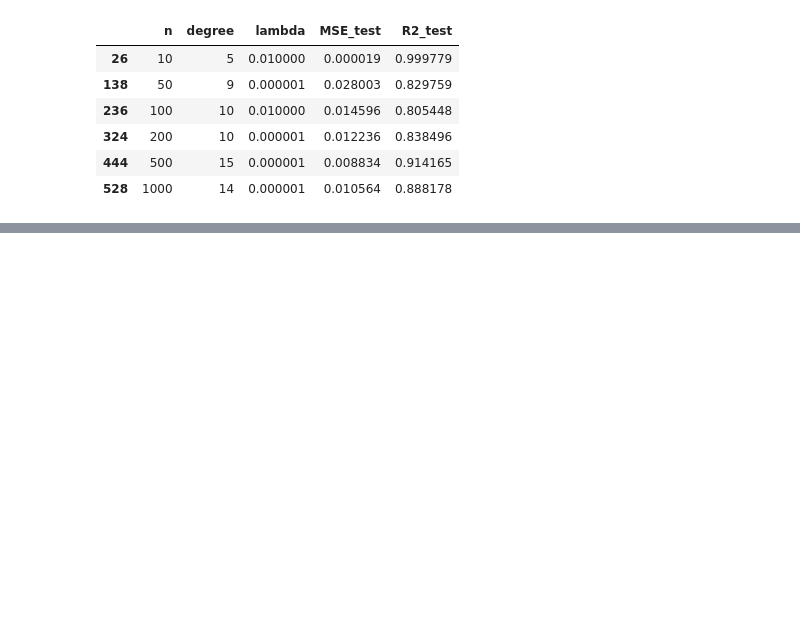
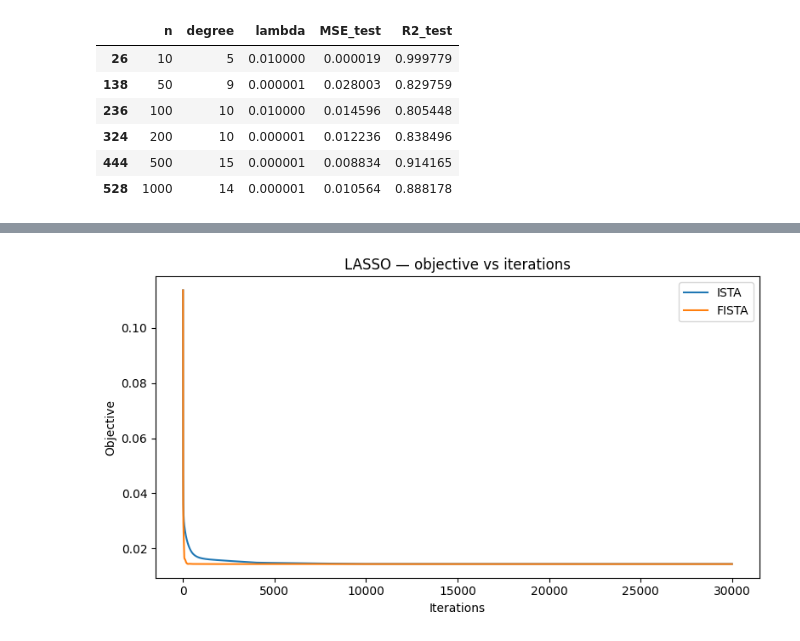
Before and after one commit to necodarian/Project_1, a Jupyter notebook: Project_1.ipynb, the cells around one changed output, grey strips where cells are left out. Saved outputs shown, nothing was run; the diff lists cells and outputs as text; code cells hidden in the pictures; blank space fills up the shorter version.

```diff
--- a/Project_1.ipynb
+++ b/Project_1.ipynb
@@ -355,0 +658,16 @@ display(best_ridge)
+# %%
+def soft_threshold(z: np.ndarray, tau: float) -> np.ndarray:
+    """
+    Soft-thresholding: pulls small values to exactly zero, shrinking the large ones.
+    """
+    return np.sign(z) * np.maximum(np.abs(z) - tau, 0.0)
+
+
+def lipschitz_constant(X: np.ndarray) -> float:
+    """
+    L = (2/n)*sigma_max(X)^2 for f(θ) = (1/n)||y - Xθ||^2.
+    We use it to pick a safe step size η = 1/(L * safety).
+    """
+    n = X.shape[0]
+    smax = np.linalg.svd(X, compute_uv=False)[0]
+    return (2.0 / n) * (smax**2)
@@ -355,0 +736,75 @@ display(best_ridge)
+# %%
+# Reproducible setup
+np.random.seed(42)
+
+# Data
+n, degree = 100, 10
+x = np.linspace(-1, 1, n)
+y = runge_function(x, noise_std=0.05)
+
+#Features and split
+X = polynomial_features(x, degree, intercept=False)
+X_tr, X_te, y_tr, y_te = train_test_split(X, y, test_size=0.2, random_state=73)
+
+# Standardize using train reults add intercept after scaling
+scaler = StandardScaler()
+X_tr_s = scaler.fit_transform(X_tr)
+X_te_s  = scaler.transform(X_te)
+X_tr_b  = add_intercept(X_tr_s)   # θ_0 will not be penalized
+X_te_b  = add_intercept(X_te_s)
+
+# One lambda for all
+lam = 1e-3
+iters = 30000
+
+# ISTA
+th_i, costs_i, lr_i = lasso_ista(X_tr_b, y_tr, lam=lam, iters=iters)
+yhat_i = X_te_b @ th_i
+mse_i  = mse(y_te, yhat_i)
+r2_i   = r2_score(y_te, yhat_i)
+nnz_i  = int(np.count_nonzero(th_i[1:]))
+
+# FISTA
+th_f, costs_f, lr_f = lasso_fista(X_tr_b, y_tr, lam=lam, iters=iters)
+yhat_f = X_te_b @ th_f
+mse_f  = mse(y_te, yhat_f)
+r2_f   = r2_score(y_te, yhat_f)
+nnz_f  = int(np.count_nonzero(th_f[1:]))
+
+# scikit-learn (same scaling no extra intercept)
+#sklearn objective: (1/(2n))||y - Xw||^2 + α||w||_1.  match with α = λ/2
+alpha = lam / 2.0
+sk = Lasso(alpha=alpha, fit_intercept=False, max_iter=200000, tol=1e-6)
+sk.fit(X_tr_b, y_tr)
+yhat_sk = sk.predict(X_te_b)
+mse_sk  = mse(y_te, yhat_sk)
+r2_sk   = r2_score(y_te, yhat_sk)
+nnz_sk  = int(np.count_nonzero(sk.coef_[1:])) if sk.coef_.shape[0] == X_tr_b.shape[1] else int(np.count_nonzero(sk.coef_))
+
+#Learning curves
+plt.figure(figsize=(8, 4.5))
+plt.plot(costs_i, label="ISTA")
+plt.plot(costs_f, label="FISTA")
+plt.title("LASSO — objective vs iterations")
+plt.xlabel("Iterations")
+plt.ylabel("Objective")
+plt.legend()
+plt.tight_layout()
+plt.show()
+
+# Results table and rounding
+df = pd.DataFrame({
+    "MSE (test)":     {"ISTA": mse_i, "FISTA": mse_f, "sklearn-Lasso": mse_sk},
+    "R^2 (test)":     {"ISTA": r2_i, "FISTA": r2_f, "sklearn-Lasso": r2_sk},
+    "Step size (η)":  {"ISTA": lr_i, "FISTA": lr_f, "sklearn-Lasso": np.nan},
+    "Nonzeros (θ≠0)": {"ISTA": nnz_i, "FISTA": nnz_f, "sklearn-Lasso": nnz_sk},
+    "Baseline MSE":   {"ISTA": baseline_mse(y_te), "FISTA": baseline_mse(y_te), "sklearn-Lasso": baseline_mse(y_te)},
+}).round(6)
+
+print("\nLASSO results (same λ for all; α=λ/2 for sklearn):")
+try:
+    display(df)
+except NameError:
+    print(df)
+# %% [output]
+[figure, added]
```
Also changed, not shown: parts of 51 cells of this notebook.
